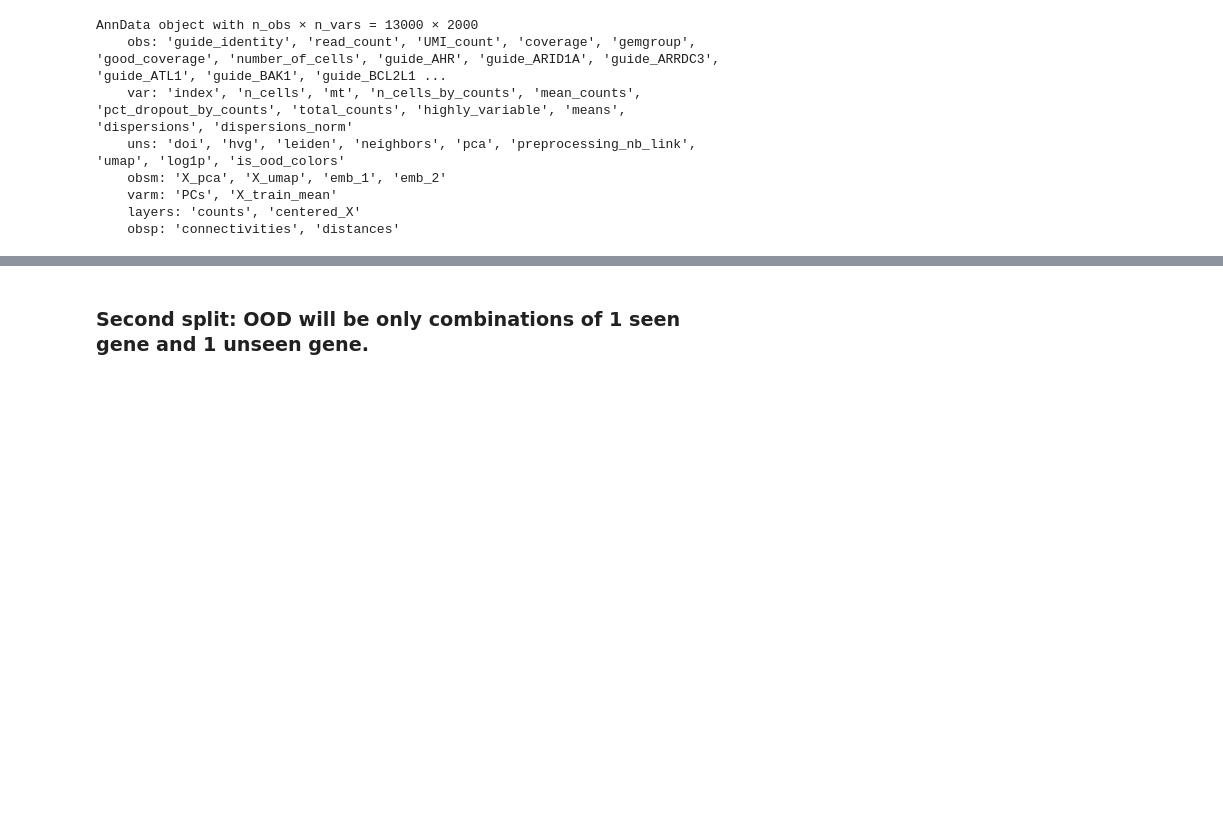
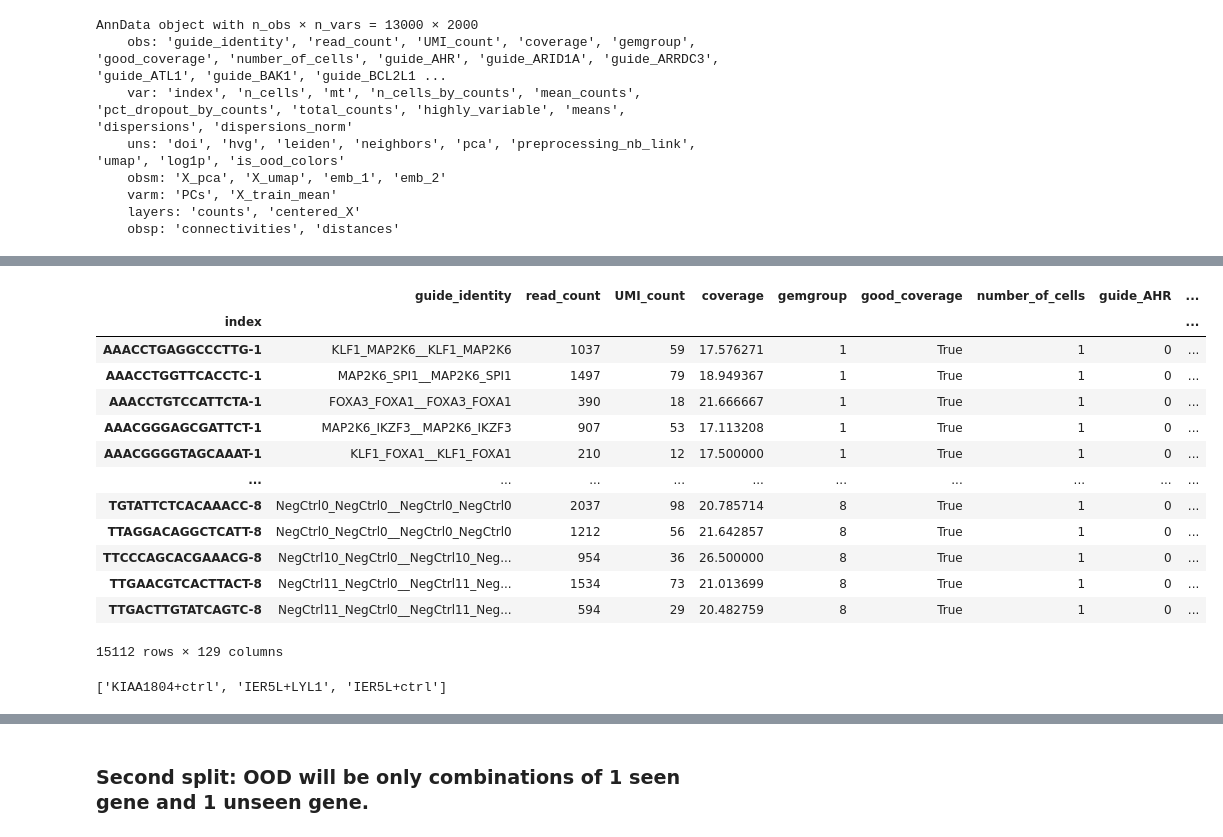
Before and after one commit to theislab/cellflow_reproducibility, a Jupyter notebook: notebooks/prepare_data/process_norman.ipynb, the cells around one changed output, grey strips where cells are left out. Drawn from its saved outputs; the diff is of its cells as text; code cells hidden in the pictures; blank space fills up the shorter version.

Commit message:
norman otfm/genot training

```diff
--- a/notebooks/prepare_data/process_norman.ipynb
+++ b/notebooks/prepare_data/process_norman.ipynb
@@ -763,0 +781,3 @@ Check that reconstruction is meaningful
+# %%
+train = sc.read_h5ad(os.path.join(output_dir, "adata_train_2_seen_genes.h5ad"))
+ood = sc.read_h5ad(os.path.join(output_dir, "adata_ood_2_seen_genes.h5ad"))
@@ -763,0 +805,58 @@ Check that reconstruction is meaningful
+# %%
+train.obs.condition = train.obs.condition.str.replace('control', 'ctrl')
+ood.obs.condition = ood.obs.condition.str.replace('control', 'ctrl')
+# %%
+def modify_condition(condition):
+    if '+' not in condition:
+        if condition == 'ctrl':
+            return condition
+        else:
+            return condition + '+ctrl'
+    else:
+        return condition
+
+def modify_condition_name(condition):
+    return 'K562_'+ condition + '_1+1'
+
+# Apply the function to the condition column
+train.obs['condition'] = train.obs['condition'].apply(modify_condition)
+ood.obs['condition'] = ood.obs['condition'].apply(modify_condition)
+
+train.obs['condition_name'] = train.obs['condition']
+train.obs['condition_name'] = train.obs['condition'].apply(modify_condition_name)
+ood.obs['condition_name'] = ood.obs['condition']
+ood.obs['condition_name'] = ood.obs['condition'].apply(modify_condition_name)
+# %%
+ood.obs
+# %% [output]
+|  | guide_identity | read_count | UMI_count | coverage | gemgroup | good_coverage | number_of_cells | guide_AHR | ... |
+| index |  |  |  |  |  |  |  |  | ... |
+| AAACCTGAGGCCCTTG-1 | KLF1_MAP2K6__KLF1_MAP2K6 | 1037 | 59 | 17.576271 | 1 | True | 1 | 0 | ... |
+| AAACCTGGTTCACCTC-1 | MAP2K6_SPI1__MAP2K6_SPI1 | 1497 | 79 | 18.949367 | 1 | True | 1 | 0 | ... |
+| AAACCTGTCCATTCTA-1 | FOXA3_FOXA1__FOXA3_FOXA1 | 390 | 18 | 21.666667 | 1 | True | 1 | 0 | ... |
+| AAACGGGAGCGATTCT-1 | MAP2K6_IKZF3__MAP2K6_IKZF3 | 907 | 53 | 17.113208 | 1 | True | 1 | 0 | ... |
+| AAACGGGGTAGCAAAT-1 | KLF1_FOXA1__KLF1_FOXA1 | 210 | 12 | 17.500000 | 1 | True | 1 | 0 | ... |
+| ... | ... | ... | ... | ... | ... | ... | ... | ... | ... |
+| TGTATTCTCACAAACC-8 | NegCtrl0_NegCtrl0__NegCtrl0_NegCtrl0 | 2037 | 98 | 20.785714 | 8 | True | 1 | 0 | ... |
+| TTAGGACAGGCTCATT-8 | NegCtrl0_NegCtrl0__NegCtrl0_NegCtrl0 | 1212 | 56 | 21.642857 | 8 | True | 1 | 0 | ... |
+| TTCCCAGCACGAAACG-8 | NegCtrl10_NegCtrl0__NegCtrl10_Neg... | 954 | 36 | 26.500000 | 8 | True | 1 | 0 | ... |
+| TTGAACGTCACTTACT-8 | NegCtrl11_NegCtrl0__NegCtrl11_Neg... | 1534 | 73 | 21.013699 | 8 | True | 1 | 0 | ... |
+| TTGACTTGTATCAGTC-8 | NegCtrl11_NegCtrl0__NegCtrl11_Neg... | 594 | 29 | 20.482759 | 8 | True | 1 | 0 | ... |
+15112 rows × 129 columns
+# %%
+train_list = []
+ood_list = []
+
+for pert in train.obs.condition.unique():
+    train_list.append(pert)
+
+for pert in ood.obs.condition.unique():
+    ood_list.append(pert)
+
+custom_split['train'] = train_list
+custom_split['test'] = ood_list
+custom_split['val'] = [train_list[1]]
+
+['KIAA1804+ctrl', 'IER5L+LYL1', 'IER5L+ctrl']
+# %% [output]
+['KIAA1804+ctrl', 'IER5L+LYL1', 'IER5L+ctrl']
```
Also changed, not shown: parts of 83 cells of this notebook, 4 other files.
